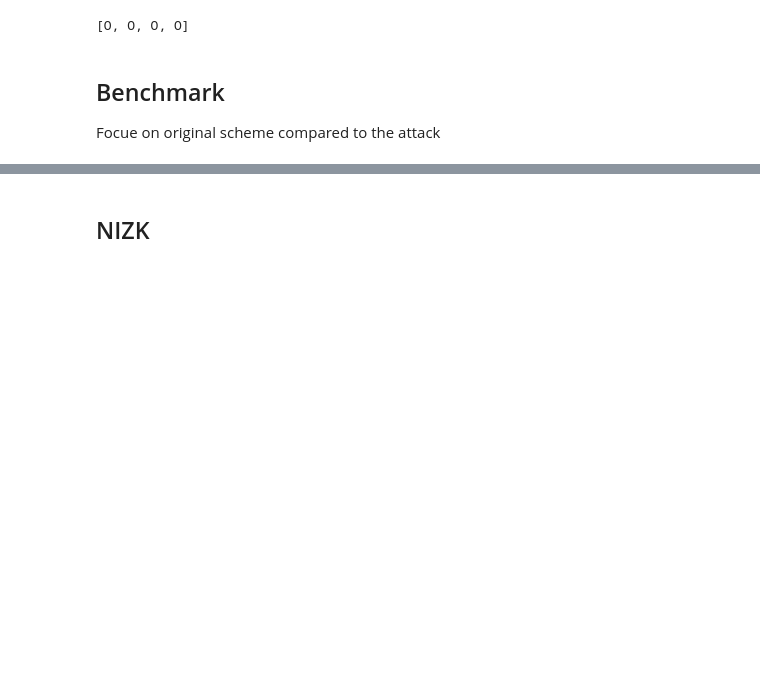
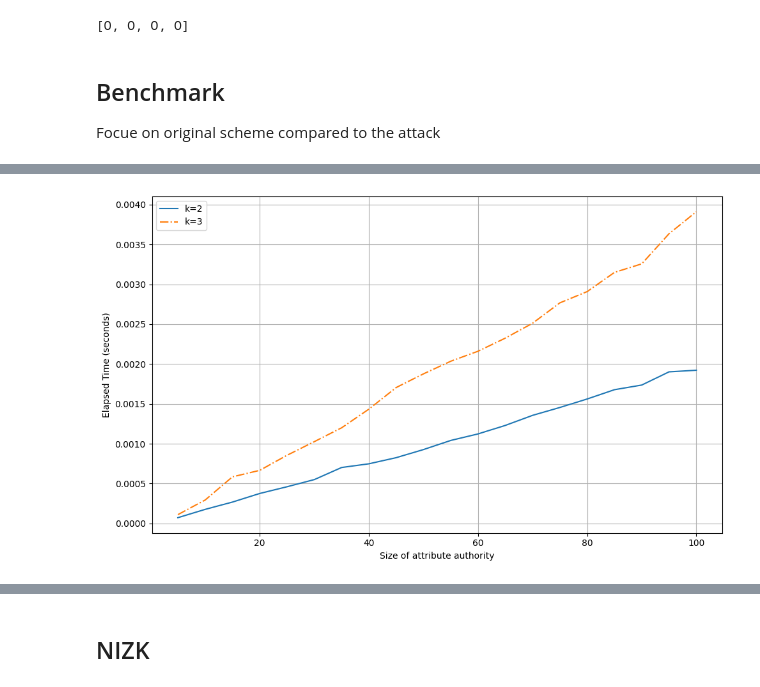
Before and after one commit to Guy1m0/Attack-on-IPPE, a Jupyter notebook: abe.ipynb, the cells around one changed output, grey strips where cells are left out. Saved outputs shown, nothing was run; the diff lists cells and outputs as text; code cells hidden in the pictures; blank space fills up the shorter version.

```diff
--- a/abe.ipynb
+++ b/abe.ipynb
@@ -579,0 +748,37 @@ Focue on original scheme compared to the  attack
+# %%
+k_values = [2,3]
+#sys_key_gen_time = [pair[0][2] for pair in data_2]
+ad_time = [pair[1][0] for pair in data_2]
+ad_time_ = [pair[1][0] for pair in data_3]
+ys = [ad_time, ad_time_]
+
+xs = range(5,101,5)
+# %%
+def plot_key_dec_changes(xs, ys, k_values):
+    # Plotting:
+    plt.figure(figsize=(10,6))
+
+    # List of linestyles for variation. You can extend this if needed.
+    linestyles = ['-', '-.']
+    #sp_linestyles = ['--',':']
+
+    # Plotting the regular data points for each k_value
+    for k, y, style in zip(k_values, ys, linestyles):
+        plt.plot(xs, y, label=f'k={k}', linestyle=style)
+
+    # # Plotting the special cases
+    # for k, y, style in zip(sp_ks, sp_ys, sp_linestyles):
+    #     plt.plot(sp_xs, y, linestyle=style, marker='o', label=f'Special k={k}')
+
+    # Setting labels, title, legend, etc.
+    plt.xlabel('Size of attribute authority')
+    plt.ylabel('Elapsed Time (seconds)')
+    #plt.title('Performance based on k-LIN Assumption Size')
+    plt.legend()
+    plt.grid(True)
+    plt.tight_layout()
+    plt.show()
+# %%
+plot_key_dec_changes(xs, ys, k_values)
+# %% [output]
+[figure, added]
```
Also changed, not shown: parts of 13 cells of this notebook, 5 other files.
